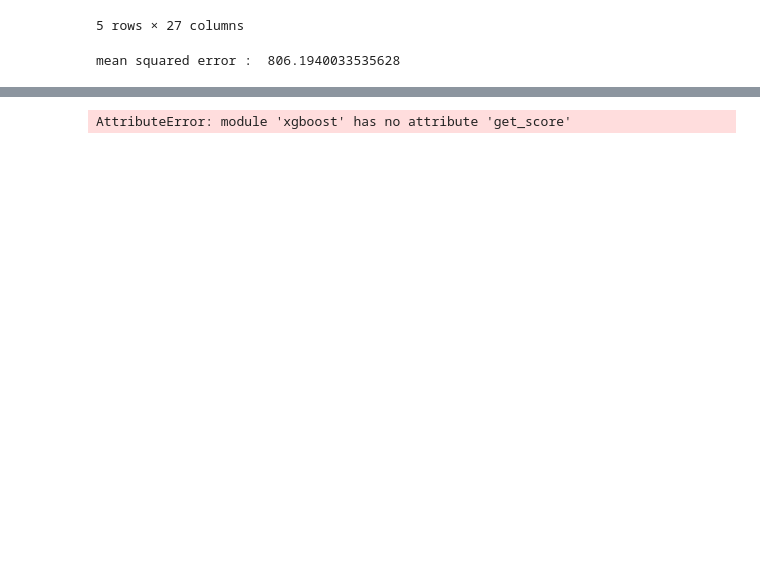
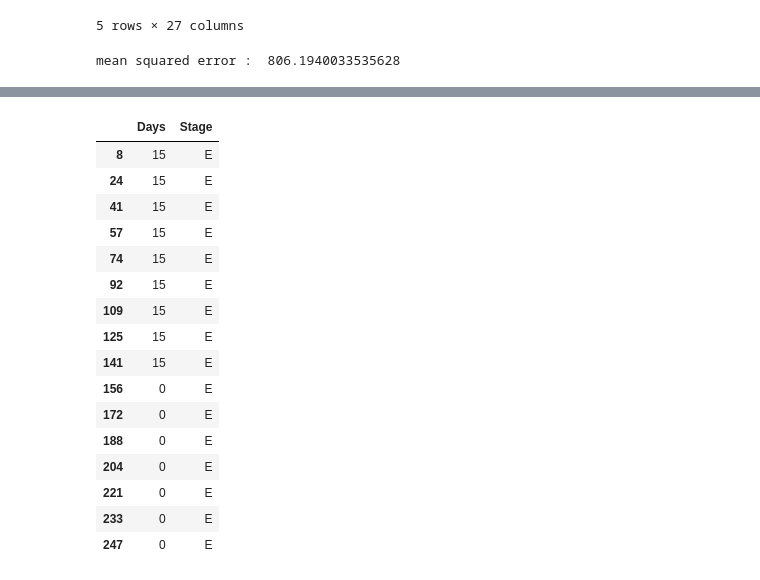
Before and after one commit to ThomasSecco/Hackathon, a Jupyter notebook: notebooks/paul.ipynb, the cells around one changed output, grey strips where cells are left out. Drawn from its saved outputs; the diff is of its cells as text; code cells hidden in the pictures; blank space fills up the shorter version.

```diff
--- a/notebooks/paul.ipynb
+++ b/notebooks/paul.ipynb
@@ -16,6 +16,7 @@ demand = pd.read_excel('../dataset/a6_booster_delivery_planning.xlsx')
 events = pd.read_excel('../dataset/ariane_tracks_booster_container_2.0.xlsx')
 events.drop(columns=['FM'],inplace=True)
 dataset = pd.read_csv('../dataset/true_datas.csv')
+clean_data = pd.read_csv('../dataset/clean_data_paul.csv')
 
 states = ['A','B','C','D','E']
 containers = ['SN'+str(i) for i in range(1,9)]
@@ -367,16 +231,35 @@ fig.update_layout(title='Usage of containers')
 
 # Show plot
 fig.show()
-# %%
-def get_xgb_imp(xgb, feat_names):
-    imp_vals = xgb.get_score(importance_type='gain')
-    feats_imp = pd.DataFrame(imp_vals,index=np.arange(2)).T
-    feats_imp.iloc[:,0]= feats_imp.index
-    feats_imp.columns=['feature','importance']
-    feats_imp.sort_values('importance',inplace=True,ascending=False)
-    feats_imp.reset_index(drop=True,inplace=True)
-    return feats_imp
-
-feature_importance_df = get_xgb_imp(xgb, X.columns)
-# %% [output]
-AttributeError: module 'xgboost' has no attribute 'get_score'
+# %%
+stage_state = {
+    0:'A',
+    1:'AB',
+    2:'B',
+    3:'BC',
+    4:'C',
+    5:'CD',
+    6:'D',
+    7:'DE',
+    8:'E',
+}
+df = pd.concat([clean_data['Days'], clean_data['Stage'].map(stage_state)], axis=1)
+df.loc[df['Stage']=='E'].head(30)
+# %% [output]
+|  | Days | Stage |
+| 8 | 15 | E |
+| 24 | 15 | E |
+| 41 | 15 | E |
+| 57 | 15 | E |
+| 74 | 15 | E |
+| 92 | 15 | E |
+| 109 | 15 | E |
+| 125 | 15 | E |
+| 141 | 15 | E |
+| 156 | 0 | E |
+| 172 | 0 | E |
+| 188 | 0 | E |
+| 204 | 0 | E |
+| 221 | 0 | E |
+| 233 | 0 | E |
+| 247 | 0 | E |
```
Also changed, not shown: parts of 8 cells of this notebook, 2 other files.
